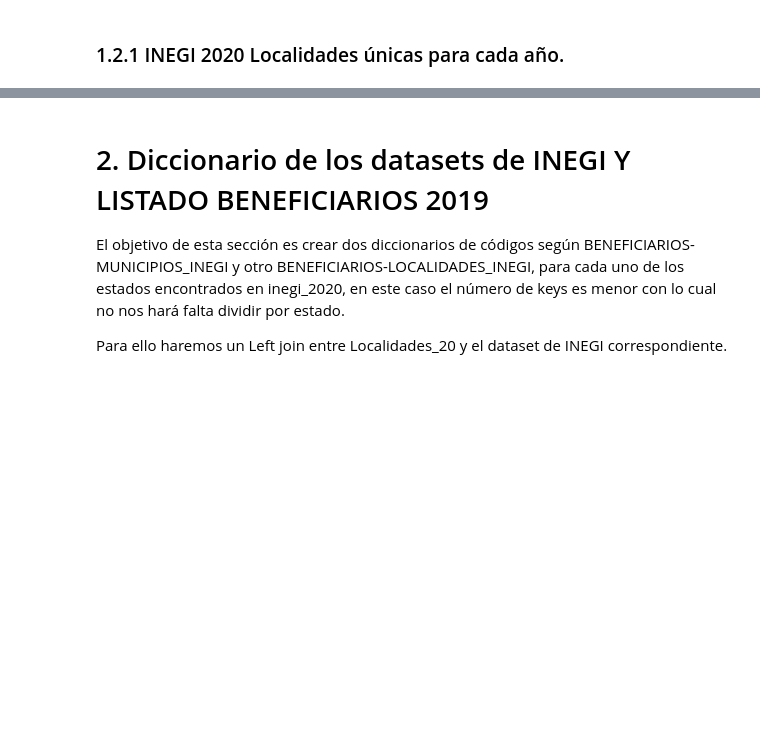
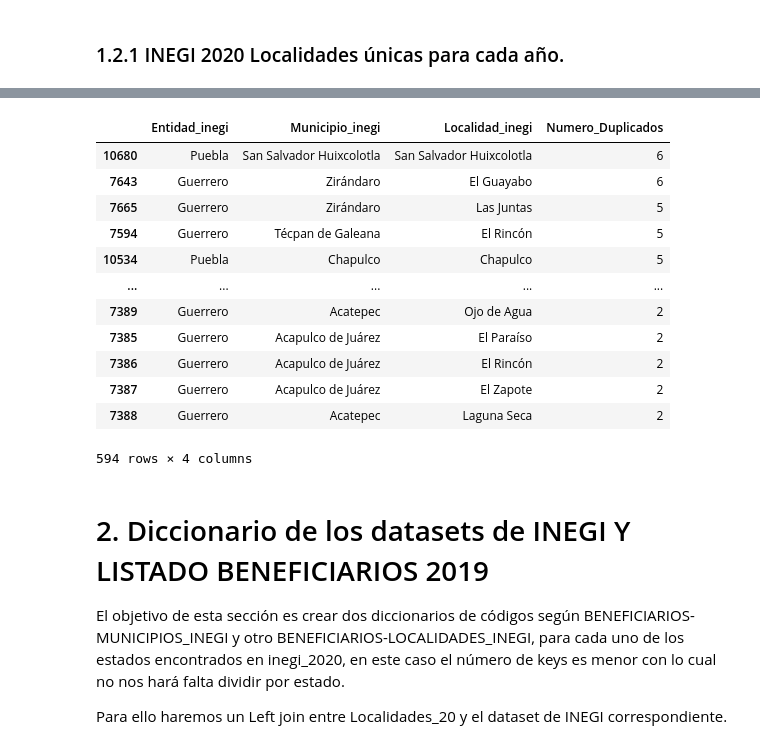
Before and after one commit to DGRIA/SESNA-Fertilizantes, a Jupyter notebook: src/Notebooks/2.3.2 Benef2020_Cleaning_and_merged.ipynb, the cells around one changed output, grey strips where cells are left out. Drawn from its saved outputs; the diff is of its cells as text; code cells hidden in the pictures; blank space fills up the shorter version.

```diff
--- a/src/Notebooks/2.3.2 Benef2020_Cleaning_and_merged.ipynb
+++ b/src/Notebooks/2.3.2 Benef2020_Cleaning_and_merged.ipynb
@@ -143,3 +174,21 @@ INEGI_UNIQUELOC_2020.shape
+# %%
+conteo_duplicados_2020 = conteo_duplicados[conteo_duplicados['Entidad_inegi'].isin(['Guerrero', 'Morelos', 'Tlaxcala', 'Puebla'])]
+# %%
+conteo_duplicados_2020
+# %% [output]
+|  | Entidad_inegi | Municipio_inegi | Localidad_inegi | Numero_Duplicados |
+| 10680 | Puebla | San Salvador Huixcolotla | San Salvador Huixcolotla | 6 |
+| 7643 | Guerrero | Zirándaro | El Guayabo | 6 |
+| 7665 | Guerrero | Zirándaro | Las Juntas | 5 |
+| 7594 | Guerrero | Técpan de Galeana | El Rincón | 5 |
+| 10534 | Puebla | Chapulco | Chapulco | 5 |
+| ... | ... | ... | ... | ... |
+| 7389 | Guerrero | Acatepec | Ojo de Agua | 2 |
+| 7385 | Guerrero | Acapulco de Juárez | El Paraíso | 2 |
+| 7386 | Guerrero | Acapulco de Juárez | El Rincón | 2 |
+| 7387 | Guerrero | Acapulco de Juárez | El Zapote | 2 |
+| 7388 | Guerrero | Acatepec | Laguna Seca | 2 |
+594 rows × 4 columns
 # %% [markdown]
 # 2. Diccionario de los datasets de INEGI Y LISTADO BENEFICIARIOS 2019
 
```
Also changed, not shown: parts of 5 cells of this notebook, 5 other files.
